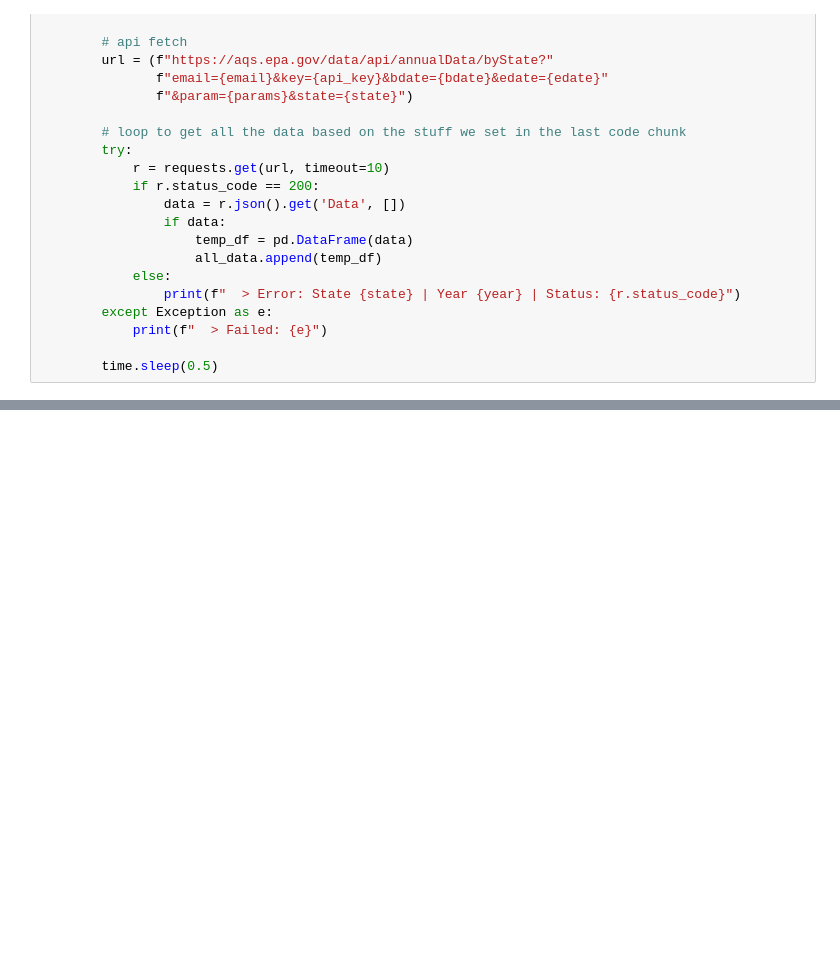
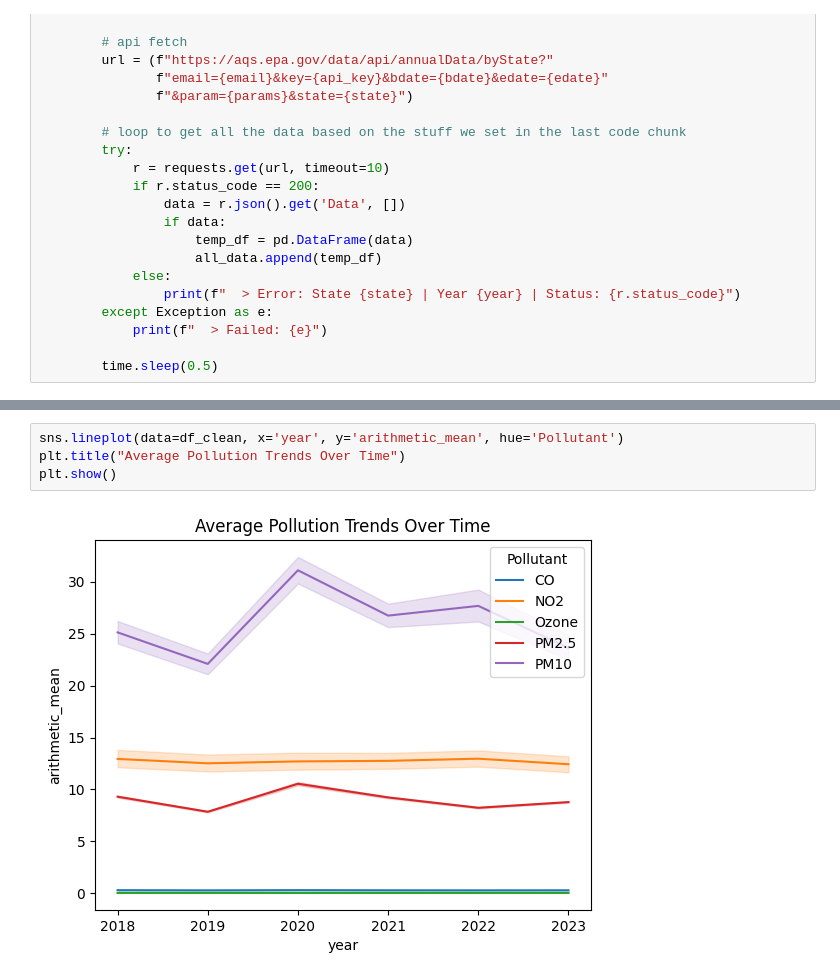
Before and after one commit to sophwa-ssw/DubsTech_Datathon_2026, a Jupyter notebook: Data_Cleaning.ipynb, the cells around one changed output, grey strips where cells are left out. Cells and saved outputs as stored; diff of their text form; blank space fills up the shorter version.

```diff
--- a/Data_Cleaning.ipynb
+++ b/Data_Cleaning.ipynb
@@ -109,0 +107,6 @@ print(df_clean.head())
+# %%
+sns.lineplot(data=df_clean, x='year', y='arithmetic_mean', hue='Pollutant')
+plt.title("Average Pollution Trends Over Time")
+plt.show()
+# %% [output]
+[figure, added]
```
Also changed, not shown: parts of 6 cells of this notebook.
